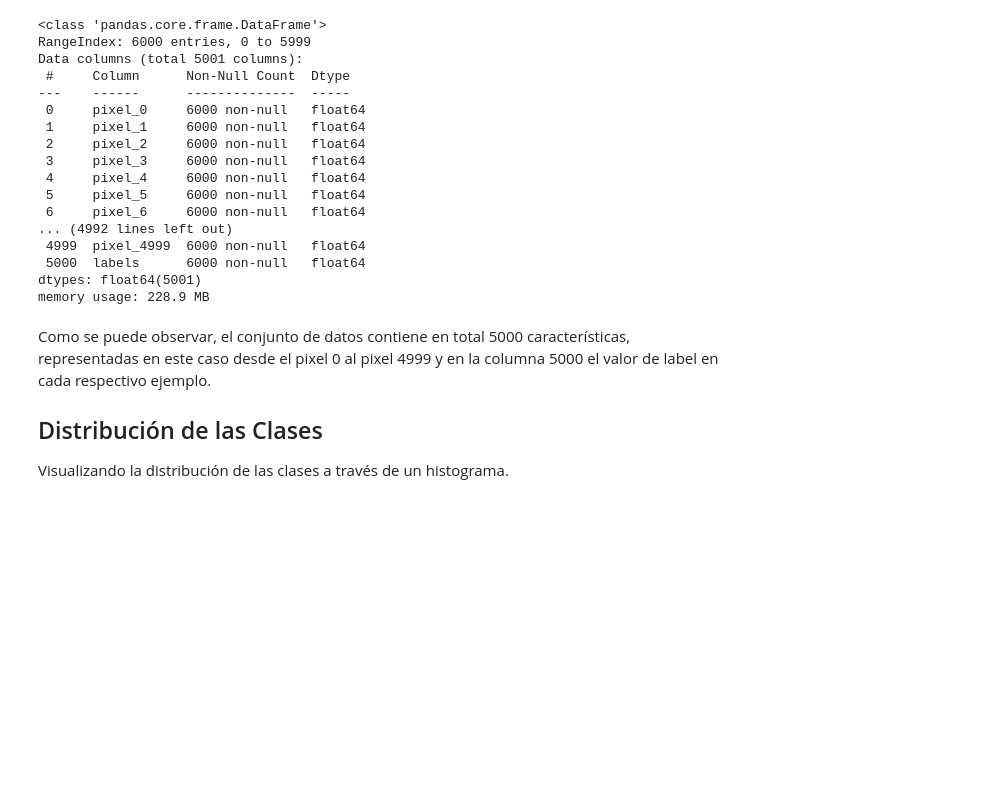
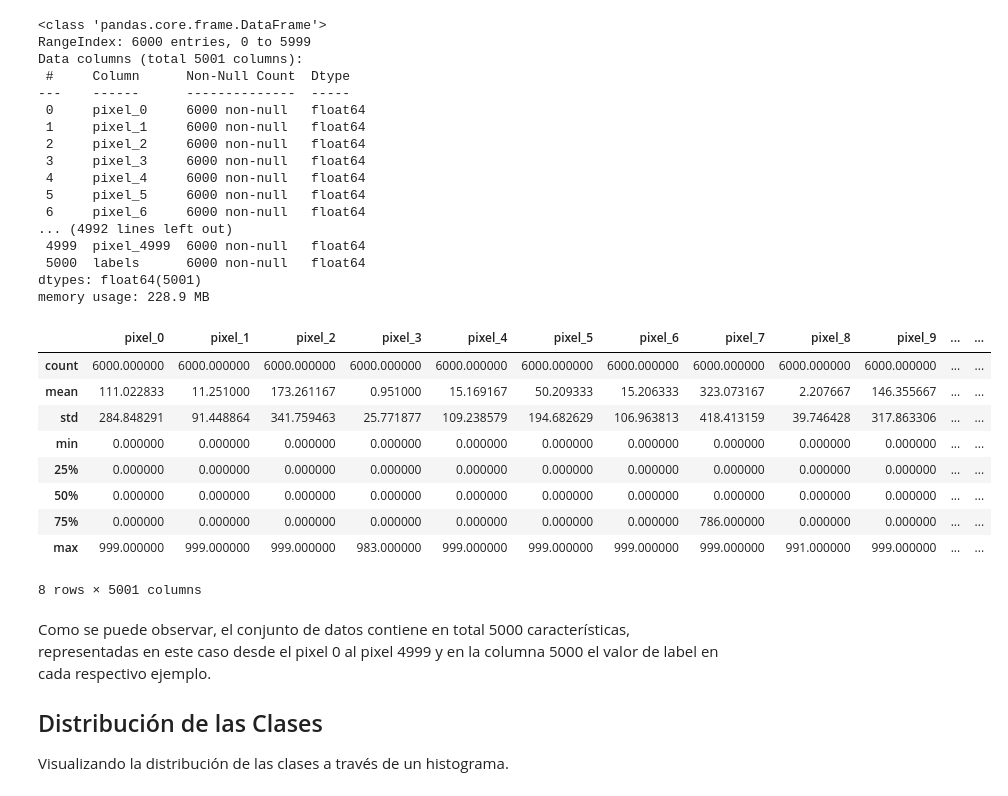
Before and after one commit to DanielJCC/Machine-Learning-3er-Seguimiento, a Jupyter notebook: Gisette_Dataset.ipynb, the cells around one changed output. Drawn from its saved outputs; the diff is of its cells as text; code cells hidden in the pictures; blank space fills up the shorter version.

```diff
--- a/Gisette_Dataset.ipynb
+++ b/Gisette_Dataset.ipynb
@@ -98,6 +98,19 @@ Data columns (total 5001 columns):
  5000  labels      6000 non-null   float64
 dtypes: float64(5001)
 memory usage: 228.9 MB
+# %%
+X.describe()
+# %% [output]
+|  | pixel_0 | pixel_1 | pixel_2 | pixel_3 | pixel_4 | pixel_5 | pixel_6 | pixel_7 | pixel_8 | pixel_9 | ... | ... |
+| count | 6000.000000 | 6000.000000 | 6000.000000 | 6000.000000 | 6000.000000 | 6000.000000 | 6000.000000 | 6000.000000 | 6000.000000 | 6000.000000 | ... | ... |
+| mean | 111.022833 | 11.251000 | 173.261167 | 0.951000 | 15.169167 | 50.209333 | 15.206333 | 323.073167 | 2.207667 | 146.355667 | ... | ... |
+| std | 284.848291 | 91.448864 | 341.759463 | 25.771877 | 109.238579 | 194.682629 | 106.963813 | 418.413159 | 39.746428 | 317.863306 | ... | ... |
+| min | 0.000000 | 0.000000 | 0.000000 | 0.000000 | 0.000000 | 0.000000 | 0.000000 | 0.000000 | 0.000000 | 0.000000 | ... | ... |
+| 25% | 0.000000 | 0.000000 | 0.000000 | 0.000000 | 0.000000 | 0.000000 | 0.000000 | 0.000000 | 0.000000 | 0.000000 | ... | ... |
+| 50% | 0.000000 | 0.000000 | 0.000000 | 0.000000 | 0.000000 | 0.000000 | 0.000000 | 0.000000 | 0.000000 | 0.000000 | ... | ... |
+| 75% | 0.000000 | 0.000000 | 0.000000 | 0.000000 | 0.000000 | 0.000000 | 0.000000 | 786.000000 | 0.000000 | 0.000000 | ... | ... |
+| max | 999.000000 | 999.000000 | 999.000000 | 983.000000 | 999.000000 | 999.000000 | 999.000000 | 999.000000 | 991.000000 | 999.000000 | ... | ... |
+8 rows × 5001 columns
 # %% [markdown]
 Como se puede observar, el conjunto de datos contiene en total 5000 características, representadas en este caso desde el pixel 0 al pixel 4999 y en la columna 5000 el valor de label en cada respectivo ejemplo.
 ## Distribución de las Clases
```
Also changed, not shown: parts of 11 cells of this notebook, 1 other file.
